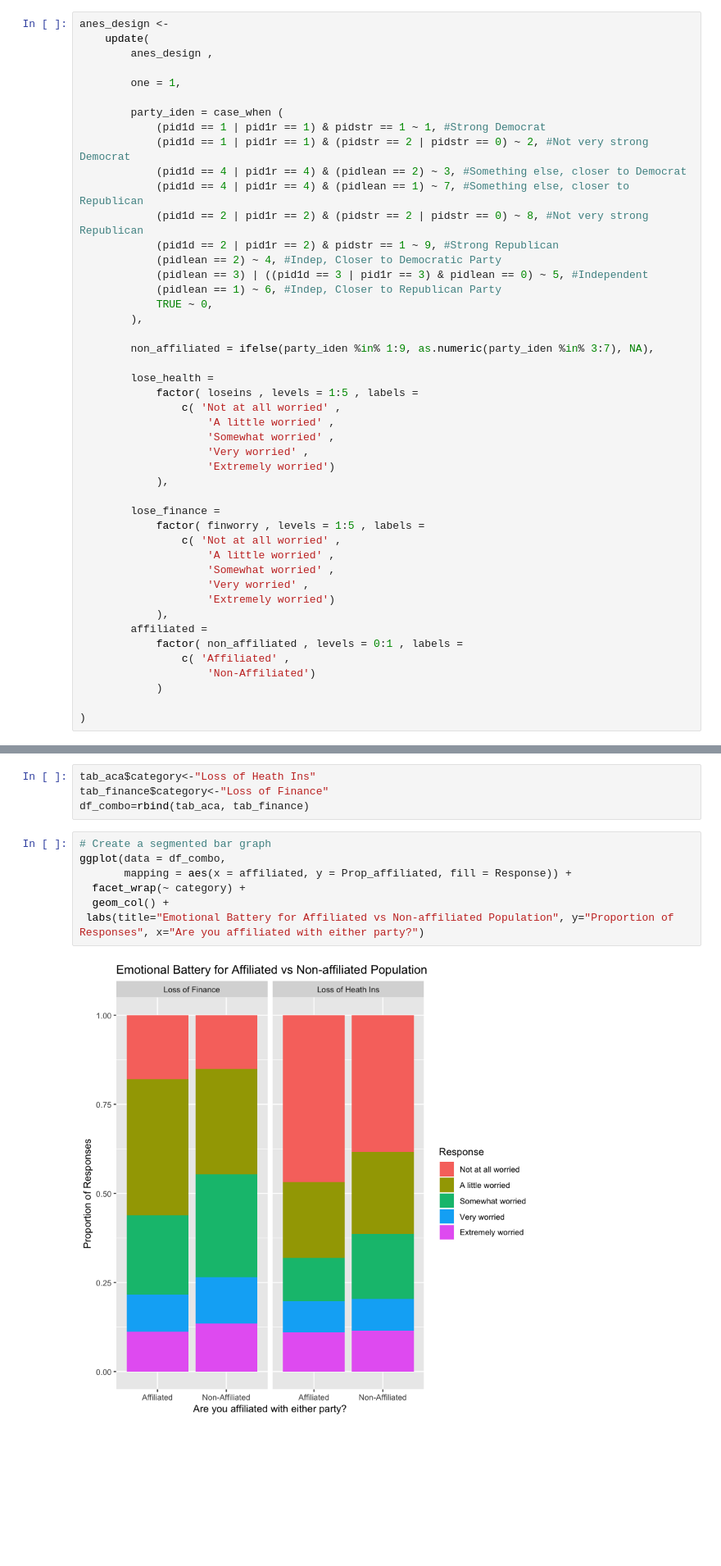
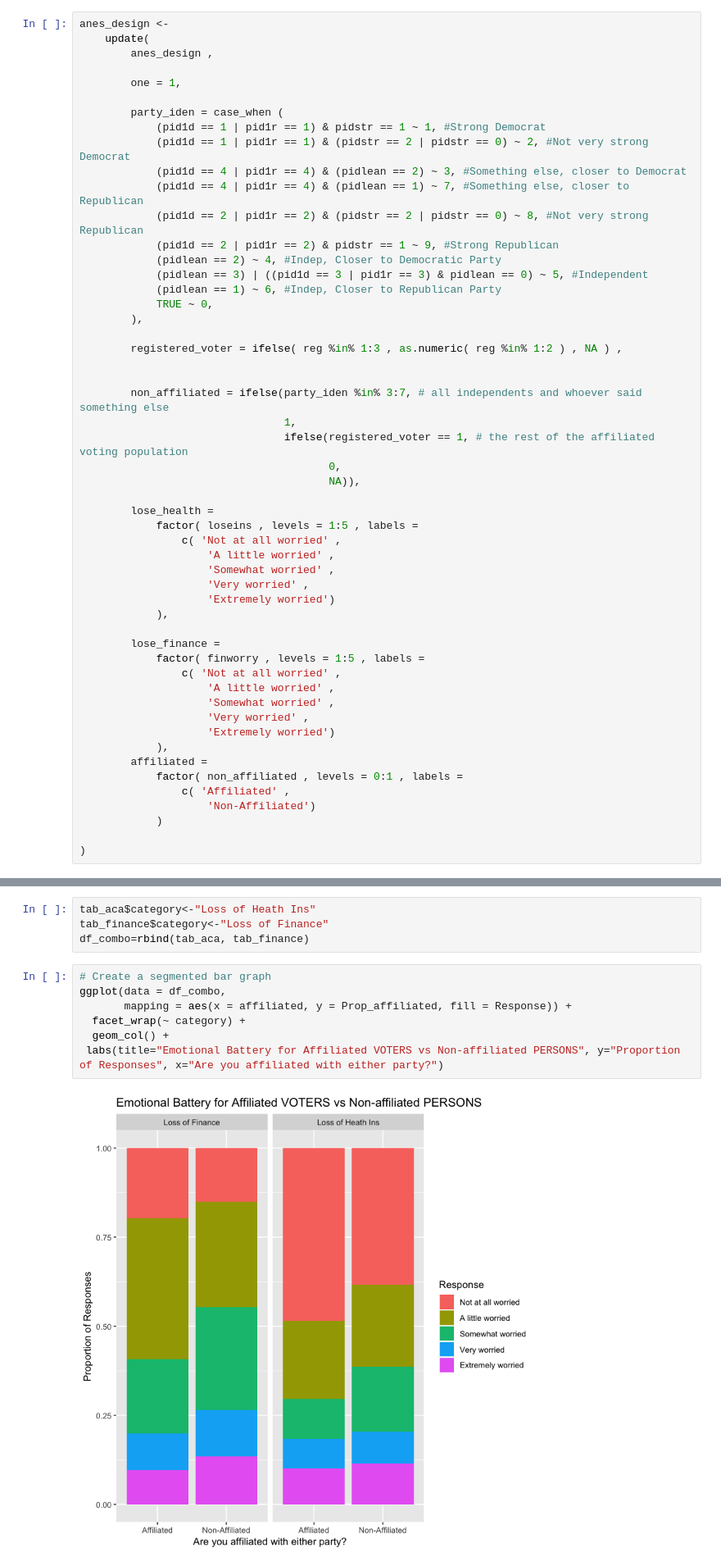
Before and after one commit to kevin-hartman/MIDS_W203_5_Hartman_Leung_Lab2, a Jupyter notebook: Hartman_Leung_lab_2.ipynb, the cells around one changed output, grey strips where cells are left out. Shown at 82% size. Saved outputs shown, nothing was run; the diff lists cells and outputs as text; blank space fills up the shorter version.

Commit message:
Update Hartman_Leung_lab_2.ipynb
Updated argument - Affiliated VOTERS (who vote) vs non-Affiliated PERSONS (who may or may not vote)

```diff
--- a/Hartman_Leung_lab_2.ipynb
+++ b/Hartman_Leung_lab_2.ipynb
@@ -960,7 +962,14 @@ anes_design <-
             TRUE ~ 0,
         ),
 
-        non_affiliated = ifelse(party_iden %in% 1:9, as.numeric(party_iden %in% 3:7), NA),
+        registered_voter = ifelse( reg %in% 1:3 , as.numeric( reg %in% 1:2 ) , NA ) ,
+
+
+        non_affiliated = ifelse(party_iden %in% 3:7, # all independents and whoever said something else
+                                1,
+                                ifelse(registered_voter == 1, # the rest of the affiliated voting population
+                                       0,
+                                       NA)),
 
         lose_health =
             factor( loseins , levels = 1:5 , labels =
@@ -1011,10 +1020,10 @@ df_combo=rbind(tab_aca, tab_finance)
 # %%
 # Create a segmented bar graph
 ggplot(data = df_combo,
        mapping = aes(x = affiliated, y = Prop_affiliated, fill = Response)) +
   facet_wrap(~ category) +
   geom_col() +
- labs(title="Emotional Battery for Affiliated vs Non-affiliated Population", y="Proportion of Responses", x="Are you affiliated with either party?")
+ labs(title="Emotional Battery for Affiliated VOTERS vs Non-affiliated PERSONS", y="Proportion of Responses", x="Are you affiliated with either party?")
 # %% [output]
-[figure, old version]
+[figure, new version]
 # %% [markdown]
```
Also changed, not shown: parts of 7 cells of this notebook.
